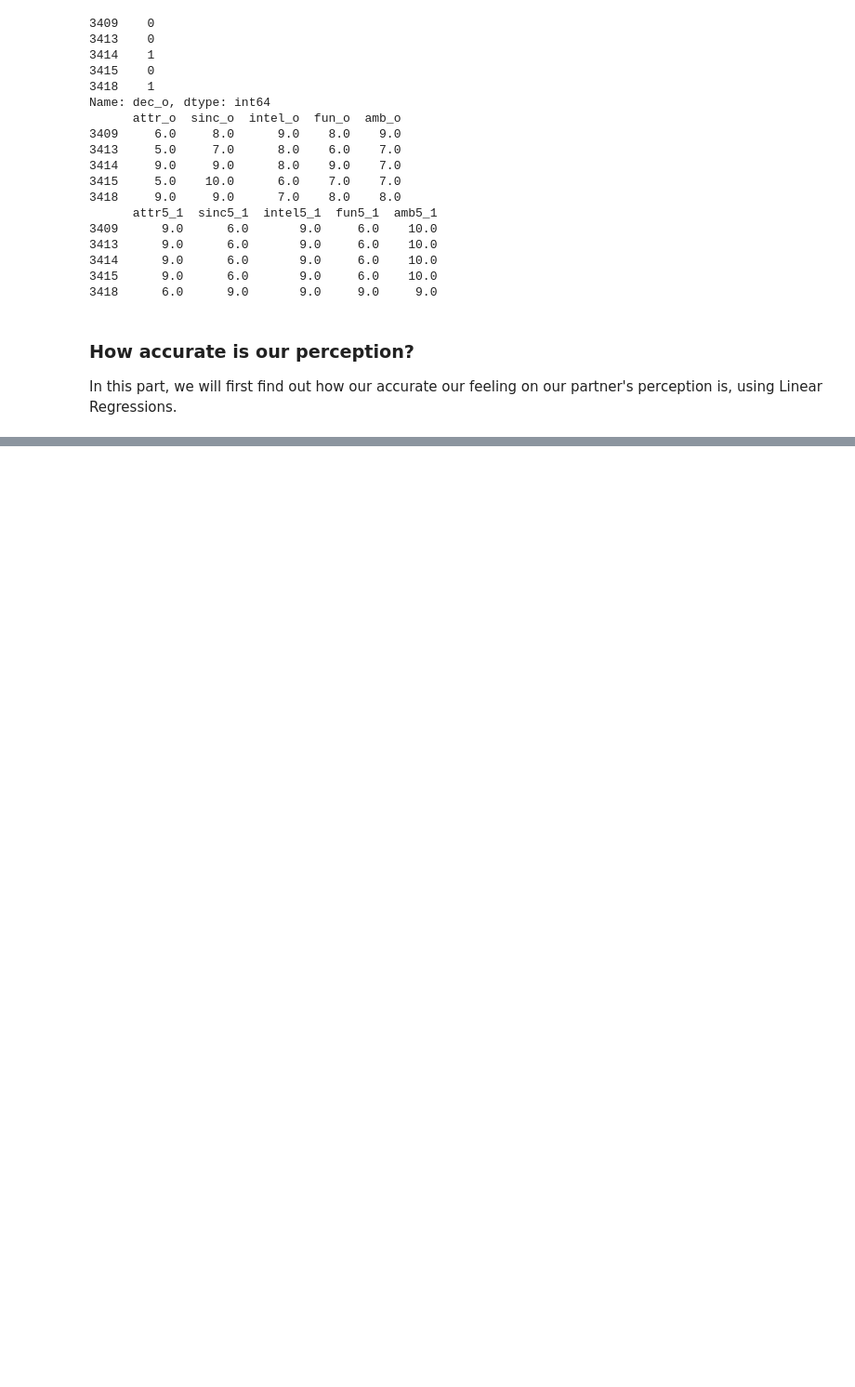
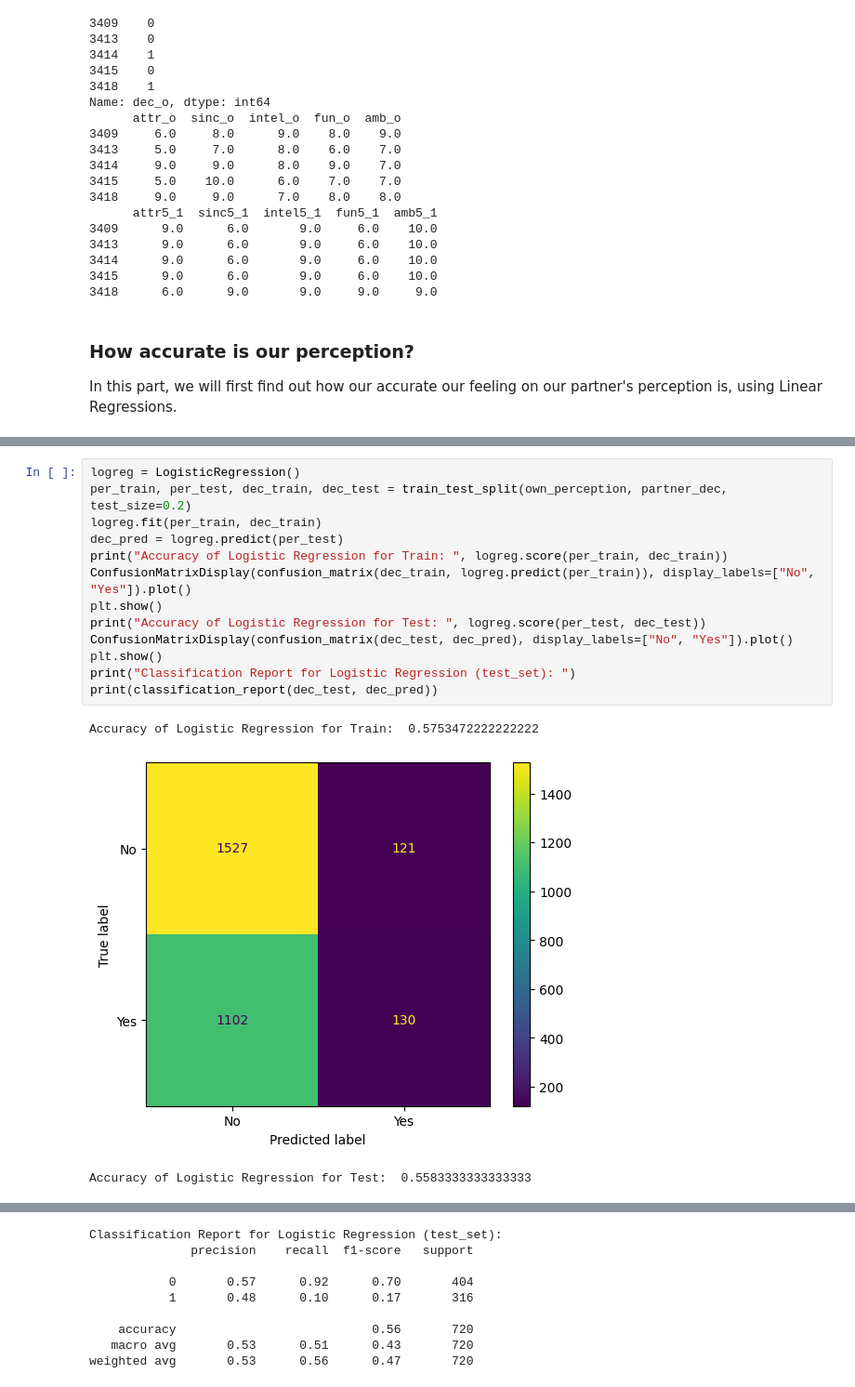
Before and after one commit to Topheral/Dating-analysis, a Jupyter notebook: Machine_Learning.ipynb, the cells around one changed output, grey strips where cells are left out. Shown at 93% size. Drawn from its saved outputs; the diff is of its cells as text; blank space fills up the shorter version.

```diff
--- a/Machine_Learning.ipynb
+++ b/Machine_Learning.ipynb
@@ -146,0 +216,17 @@ Root Mean Squared Error （RMSE)  : 1.8800259281799687
+# %%
+logreg = LogisticRegression()
+per_train, per_test, dec_train, dec_test = train_test_split(own_perception, partner_dec, test_size=0.2)
+logreg.fit(per_train, dec_train)
+dec_pred = logreg.predict(per_test)
+print("Accuracy of Logistic Regression for Train: ", logreg.score(per_train, dec_train))
+ConfusionMatrixDisplay(confusion_matrix(dec_train, logreg.predict(per_train)), display_labels=["No", "Yes"]).plot()
+plt.show()
+print("Accuracy of Logistic Regression for Test: ", logreg.score(per_test, dec_test))
+ConfusionMatrixDisplay(confusion_matrix(dec_test, dec_pred), display_labels=["No", "Yes"]).plot()
+plt.show()
+print("Classification Report for Logistic Regression (test_set): ")
+print(classification_report(dec_test, dec_pred))
+# %% [output]
+Accuracy of Logistic Regression for Train:  0.5753472222222222
+[figure, added]
+Accuracy of Logistic Regression for Test:  0.5583333333333333
@@ -146,0 +234,9 @@ Root Mean Squared Error （RMSE)  : 1.8800259281799687
+Classification Report for Logistic Regression (test_set):
+              precision    recall  f1-score   support
+
+           0       0.57      0.92      0.70       404
+           1       0.48      0.10      0.17       316
+
+    accuracy                           0.56       720
+   macro avg       0.53      0.51      0.43       720
+weighted avg       0.53      0.56      0.47       720
```
Also changed, not shown: parts of 19 cells of this notebook.
